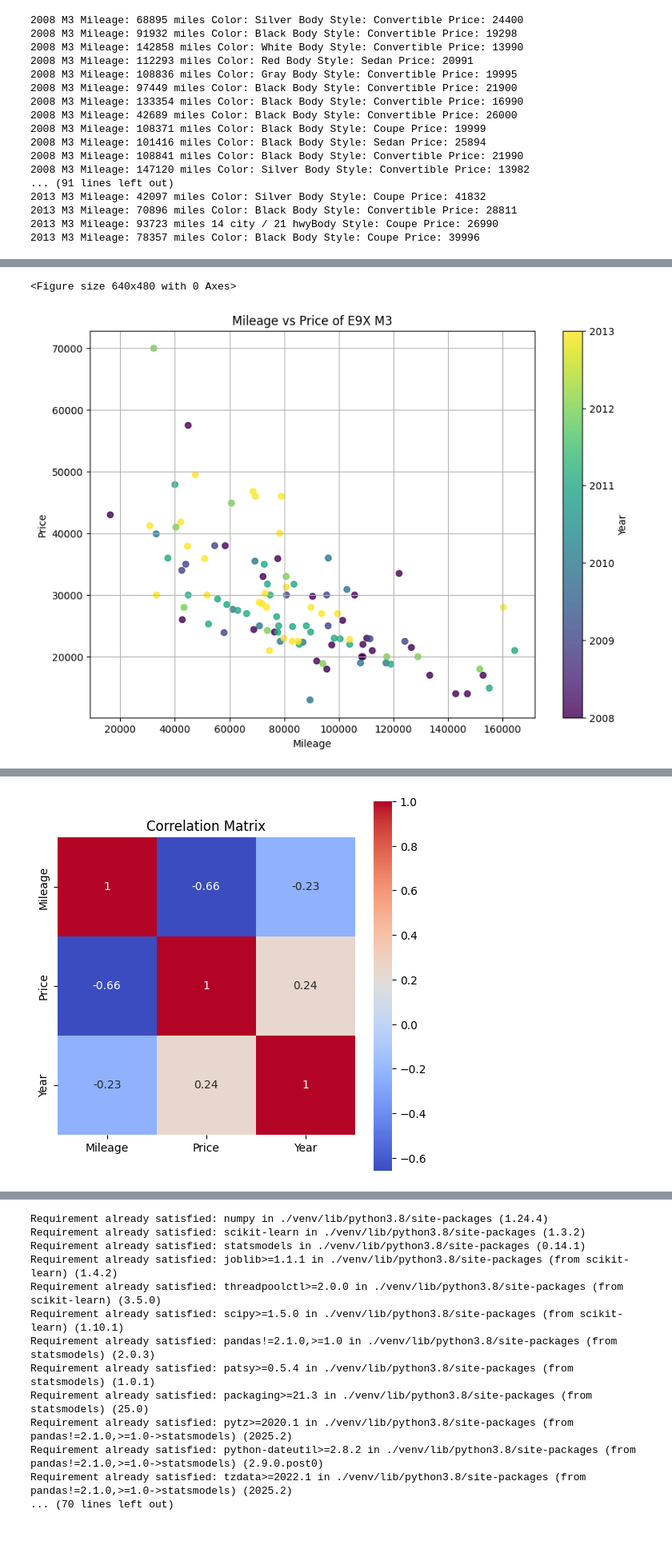
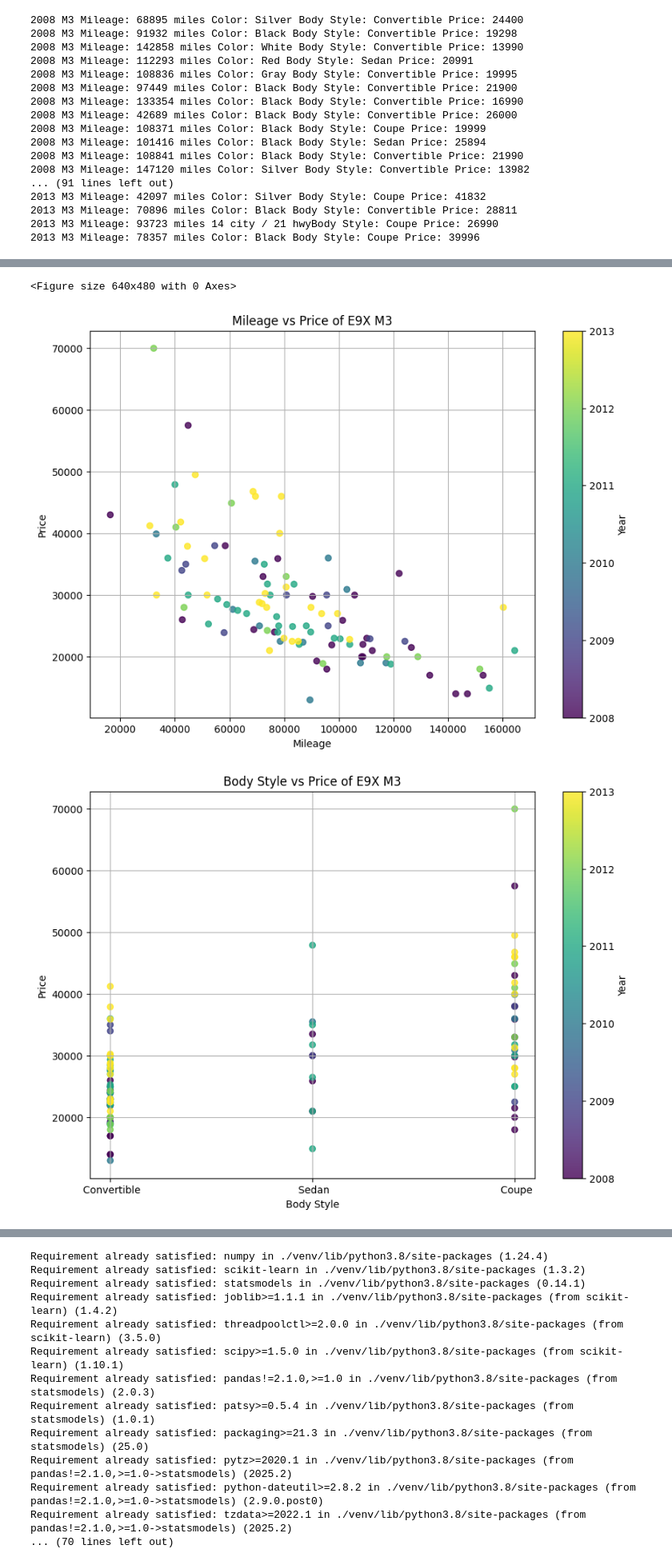
Before and after one commit to owenwu811/CSCA5622FINALPROJECT, a Jupyter notebook: e9xm3.ipynb, the cells around one changed output, grey strips where cells are left out. Shown at 80% size. Cells and saved outputs as stored; diff of their text form; code cells hidden in the pictures; blank space fills up the shorter version.

Commit message:
Body Style vs. Price

```diff
--- a/e9xm3.ipynb
+++ b/e9xm3.ipynb
@@ -200,6 +200,7 @@ df = df.dropna(subset=['Year', 'Mileage', 'Price', 'Body Style'])
 df['Year'] = df['Year'].astype(int)
 df['Mileage'] = df['Mileage'].astype(int)
 df['Price'] = df['Price'].astype(int)
+df['Body Style'] = df['Body Style'].astype(str)
 
 
 # Scatterplot to explore the relationship between Mileage and Price
@@ -208,6 +209,16 @@ scatter = plt.scatter(df['Mileage'], df['Price'], c=df['Year'], cmap='viridis',
 plt.colorbar(scatter, label='Year')
 plt.title('Mileage vs Price of E9X M3')
 plt.xlabel('Mileage')
+plt.ylabel('Price')
+plt.grid(True)
+plt.show()
+plt.close()
+
+plt.figure(figsize=(10,7))
+scatter = plt.scatter(df['Body Style'], df['Price'], c=df['Year'], cmap='viridis', alpha=0.8)
+plt.colorbar(scatter, label='Year')
+plt.title('Body Style vs Price of E9X M3')
+plt.xlabel('Body Style')
 plt.ylabel('Price')
 plt.grid(True)
 plt.show()
@@ -235,36 +246,36 @@ plt.close()
 # - Mileage and Price have a strong negative correlation (-0.72), confirming that higher mileage significantly lowers price.
 # - Year and Price have a moderate positive correlation (0.48), meaning newer cars tend to sell for higher prices.
 # - Year and Mileage have a moderate negative correlation (-0.45), meaning newer cars tend to have lower mileage.
 #
 # Mileage appears to be the single most important factor influencing price among the three.
 
 # Summary of EDA Findings:
 # - Mileage is the strongest predictor of price, showing a strong negative correlation.
 # - Newer model years contribute to higher prices but not as strongly as mileage does.
 # - Listings are heavily clustered between 50,000–100,000 miles and $20,000–$40,000.
 # - Few extreme outliers exist with very low mileage and very high prices, which could be rare models or collector vehicles.
 
 # Foreseen Difficulties:
 # - Mileage and price are not perfectly linearly related; some variance exists due to condition, modifications, or seller behavior.
 # - Some extracted data may still have minor inconsistencies if not captured cleanly (e.g., missing mileage).
 
 # Strategy Moving Forward:
 # - Consider transforming mileage (e.g., log-scale) if modeling.
 # - Possible outlier removal for listings that are unrealistically priced compared to their mileage.
 # %% [output]
 Initial extracted data:
    Year  Mileage    Price    Body Style
 0  2008    68895  24400.0   Convertible
 1  2008    91932  19298.0   Convertible
 2  2008   142858  13990.0   Convertible
 3  2008   112293  20991.0         Sedan
 4  2008   108836  19995.0   Convertible
 [figure]
 <Figure size 640x480 with 0 Axes>
 [figure]
+[figure, new version]
 Correlation matrix:
           Mileage     Price      Year
 Mileage  1.000000 -0.658742 -0.231420
 Price   -0.658742  1.000000  0.240376
 Year    -0.231420  0.240376  1.000000
-[figure, old version]
```
Also changed, not shown: parts of 1 cell of this notebook.
